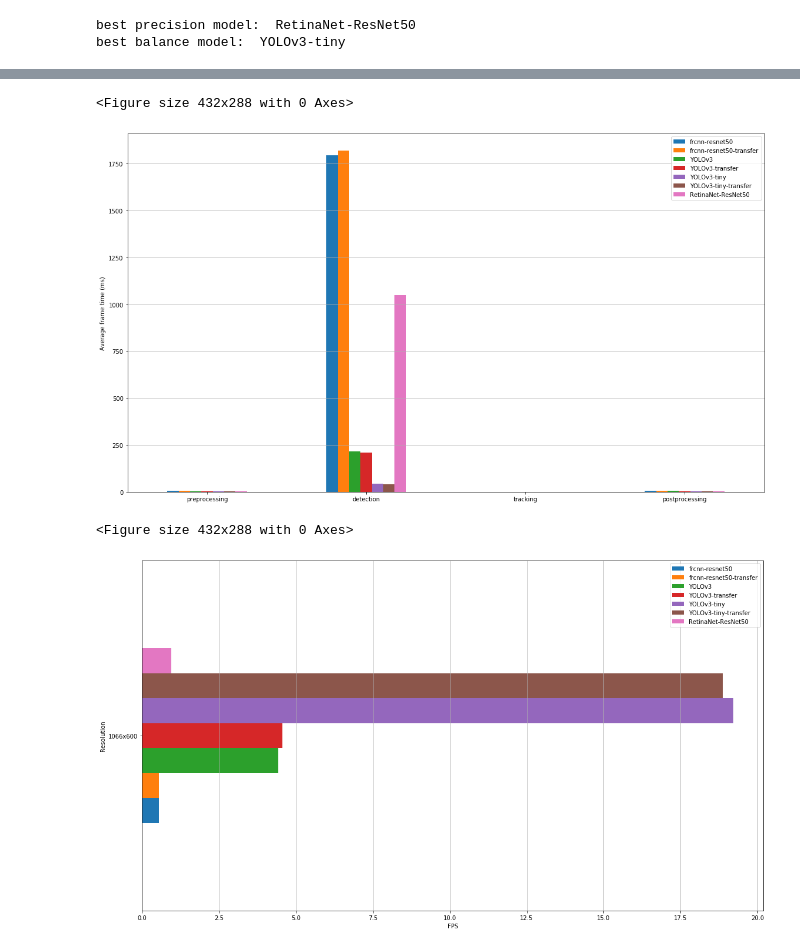
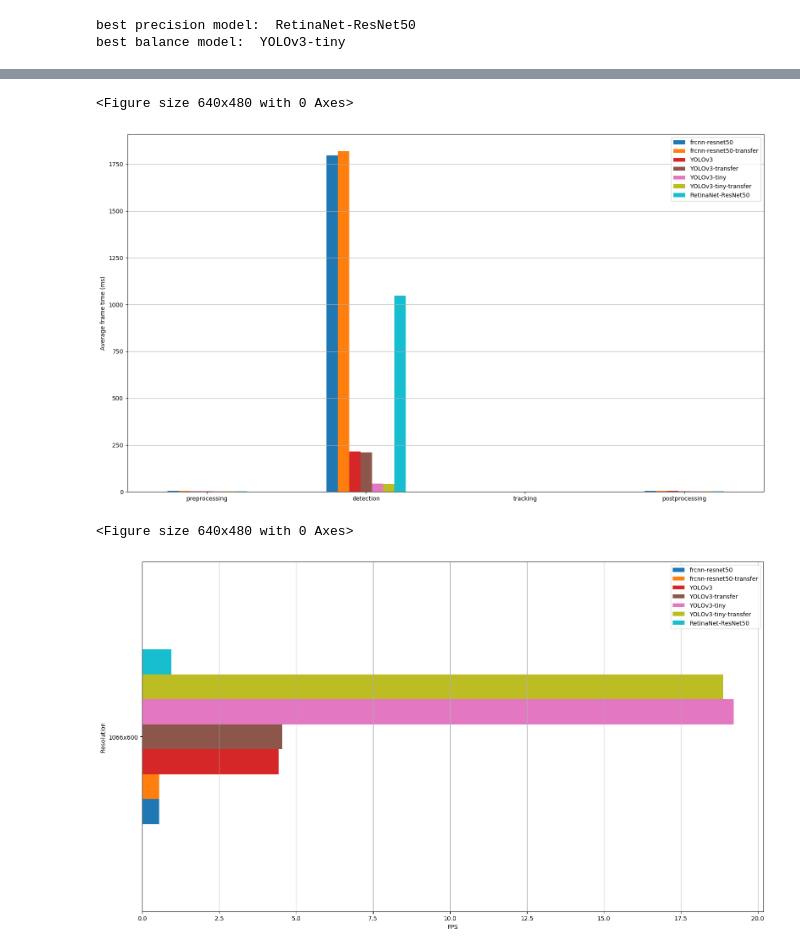
Before and after one commit to vvc-unal/vvc, a Jupyter notebook: notebooks/Results.ipynb, the cells around one changed output, grey strips where cells are left out. Cells and saved outputs as stored; diff of their text form; code cells hidden in the pictures.

```diff
--- a/notebooks/Results.ipynb
+++ b/notebooks/Results.ipynb
@@ -365,35 +376,39 @@ fig.savefig('./img/avg_precision.tif', dpi=300)
 # %%
-from matplotlib.ticker import AutoLocator, ScalarFormatter
+def plot_avg_time(avg_time, prefix='basic', cmap=plt.cm.tab10):
+    plt.figure()
 
-plt.figure()
+    ax = avg_time.plot.bar(figsize=(16, 9), rot=0, cmap=cmap)
 
-ax = avg_time.plot.bar(figsize=(16, 9), rot=0)
+    plt.grid(axis='y')
 
-plt.grid(axis='y')
+    ax.set_ylabel('Average frame time (ms)')
 
-ax.set_ylabel('Average frame time (ms)')
+    plt.tight_layout()
 
-plt.tight_layout()
+    fig = ax.get_figure()
+    fig.savefig('./img/{}_avg_time.png'.format(prefix))
 
-fig = ax.get_figure()
-fig.savefig('./img/avg_time.png')
+plot_avg_time(avg_time)
 # %% [output]
-<Figure size 432x288 with 0 Axes>
+<Figure size 640x480 with 0 Axes>
-[figure, old version]
+[figure, new version]
 # %%
-plt.figure()
+def plot_avg_fps(avg_fps, prefix='basic', cmap=plt.cm.tab10):
+    plt.figure()
 
-ax = avg_fps.plot.barh(figsize=(16, 9))
+    ax = avg_fps.plot.barh(figsize=(16, 9), cmap=cmap)
 
-plt.grid(axis='x')
+    plt.grid(axis='x')
 
-ax.set_ylabel('Resolution')
-ax.set_xlabel('FPS')
+    ax.set_ylabel('Resolution')
+    ax.set_xlabel('FPS')
 
-plt.tight_layout()
+    plt.tight_layout()
 
-fig = ax.get_figure()
-fig.savefig('./img/fps.png', dpi=300)
+    fig = ax.get_figure()
+    fig.savefig('./img/{}_avg_fps.png'.format(prefix), dpi=300)
+
+plot_avg_fps(avg_fps)
 # %% [output]
-<Figure size 432x288 with 0 Axes>
+<Figure size 640x480 with 0 Axes>
-[figure, old version]
+[figure, new version]
```
Also changed, not shown: parts of 4 cells of this notebook, 1 other file.
